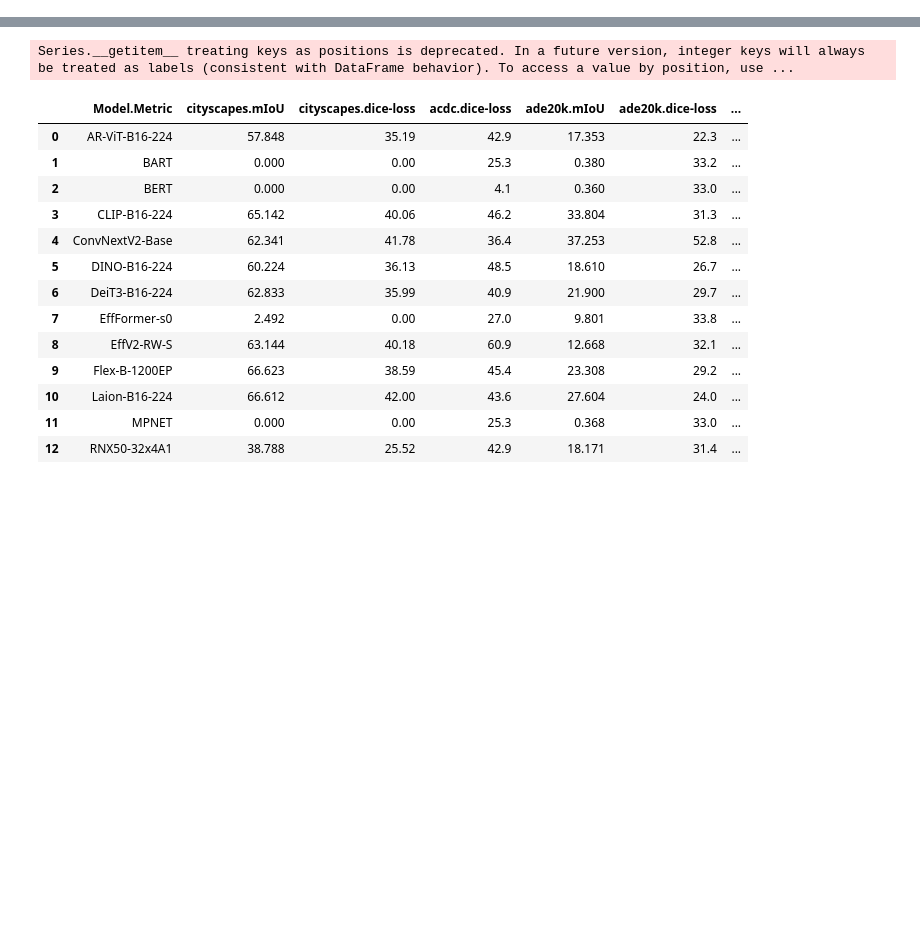
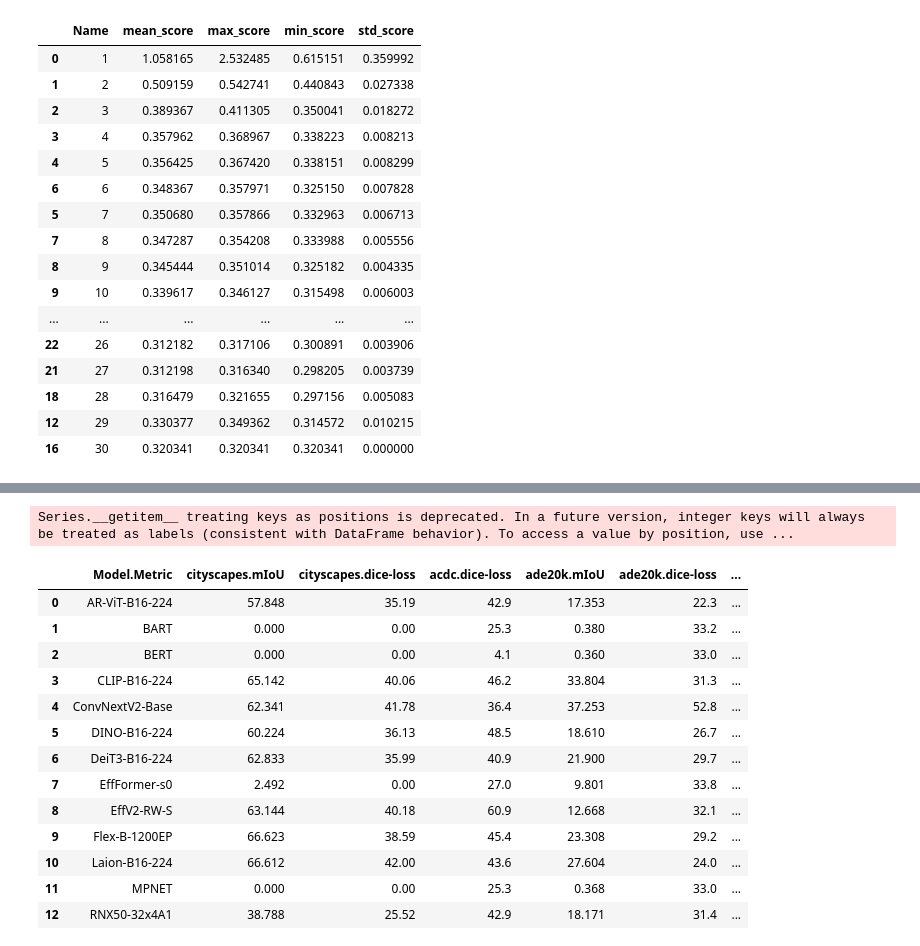
Before and after one commit to AntreasAntoniou/GATE, a Jupyter notebook: notebooks/analysis3.ipynb, the cells around one changed output, grey strips where cells are left out. Drawn from its saved outputs; the diff is of its cells as text; code cells hidden in the pictures; blank space fills up the shorter version.

```diff
--- a/notebooks/analysis3.ipynb
+++ b/notebooks/analysis3.ipynb
@@ -9,13 +9,37 @@ data = pd.read_csv('/Users/antreasantoniou/Downloads/gate-evolve-output.csv')
 # %%
 def display_custom(df):
     # visualize using tabulate for ipython noteboooks
     from IPython.display import display
 
     # Assuming df is your DataFrame
     with pd.option_context("display.max_rows", None, "display.max_columns", None):
         display(
             df
         )
+
+data["Name"] = data["Name"].str.replace("gate-evolve-nn-k=", "")
+# set name to int and then sort
+data["Name"] = data["Name"].astype(int)
+data = data.sort_values(by="Name")
+display_custom(data)
+# %% [output]
+|  | Name | mean_score | max_score | min_score | std_score |
+| 0 | 1 | 1.058165 | 2.532485 | 0.615151 | 0.359992 |
+| 1 | 2 | 0.509159 | 0.542741 | 0.440843 | 0.027338 |
+| 2 | 3 | 0.389367 | 0.411305 | 0.350041 | 0.018272 |
+| 3 | 4 | 0.357962 | 0.368967 | 0.338223 | 0.008213 |
+| 4 | 5 | 0.356425 | 0.367420 | 0.338151 | 0.008299 |
+| 6 | 6 | 0.348367 | 0.357971 | 0.325150 | 0.007828 |
+| 5 | 7 | 0.350680 | 0.357866 | 0.332963 | 0.006713 |
+| 7 | 8 | 0.347287 | 0.354208 | 0.333988 | 0.005556 |
+| 8 | 9 | 0.345444 | 0.351014 | 0.325182 | 0.004335 |
+| 9 | 10 | 0.339617 | 0.346127 | 0.315498 | 0.006003 |
+| ... | ... | ... | ... | ... | ... |
+| 22 | 26 | 0.312182 | 0.317106 | 0.300891 | 0.003906 |
+| 21 | 27 | 0.312198 | 0.316340 | 0.298205 | 0.003739 |
+| 18 | 28 | 0.316479 | 0.321655 | 0.297156 | 0.005083 |
+| 12 | 29 | 0.330377 | 0.349362 | 0.314572 | 0.010215 |
+| 16 | 30 | 0.320341 | 0.320341 | 0.320341 | 0.000000 |
 # %%
 # Initialize a DataFrame to store the simulated data
 sim_data = pd.DataFrame()
```
Also changed, not shown: parts of 15 cells of this notebook, 2 other files.
